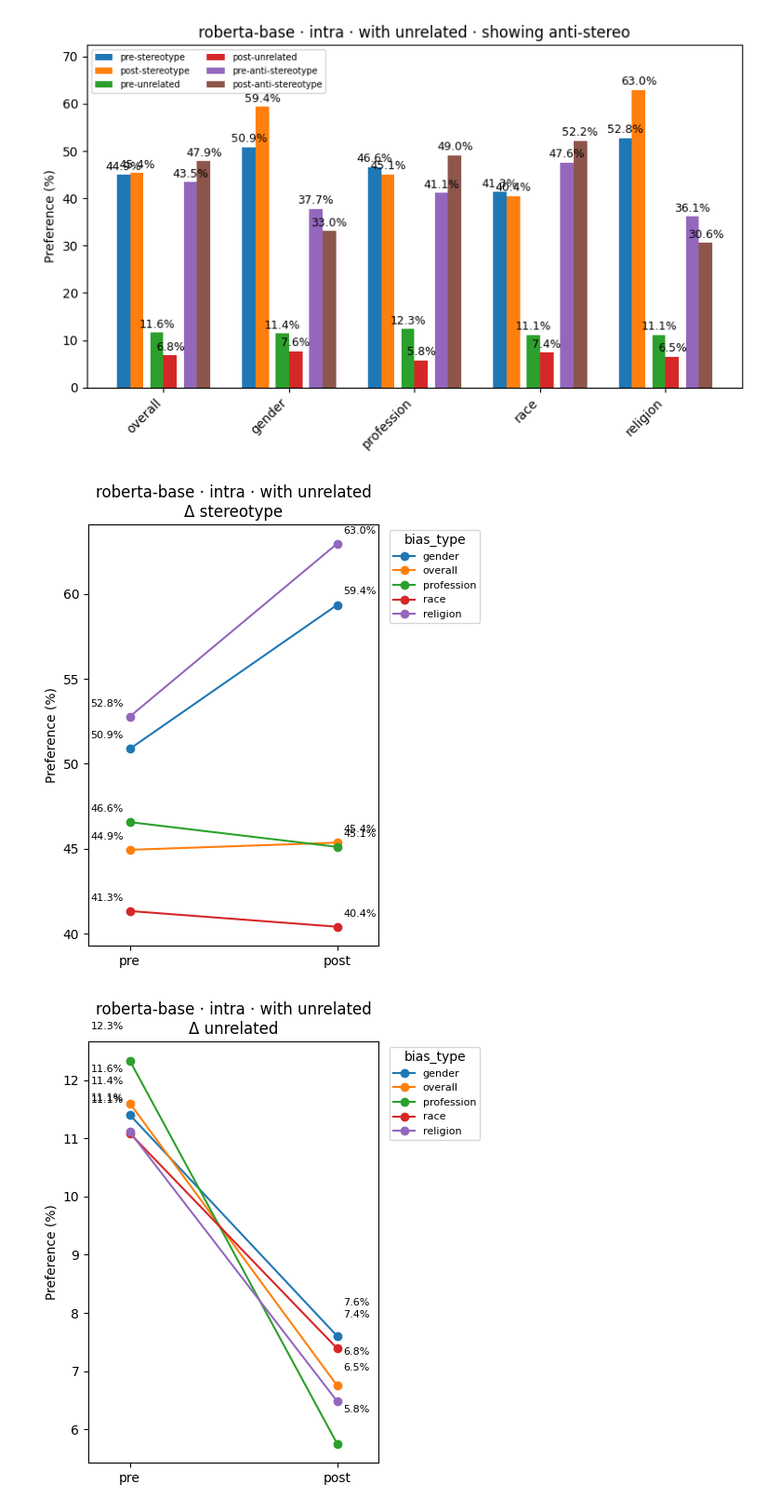
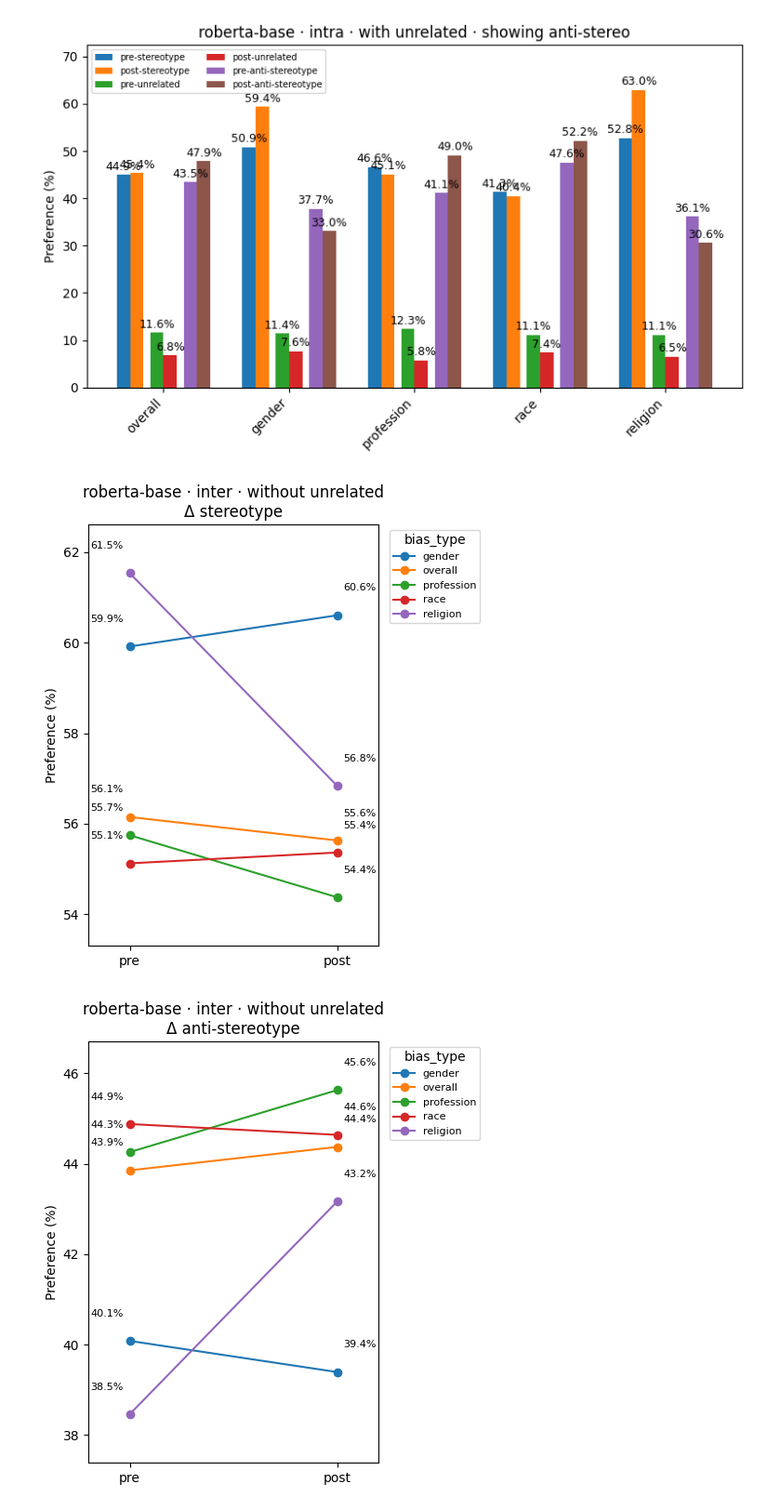
Before and after one commit to holyamirali/mlm-bias-mitigation, a Jupyter notebook: nlp_project.ipynb, the cells around one changed output. Shown at 93% size. Cells and saved outputs as stored; diff of their text form; code cells hidden in the pictures.

Commit message:
Added and finalized bar chart, slope chart, and heatmaps

```diff
--- a/nlp_project.ipynb
+++ b/nlp_project.ipynb
@@ -570,11 +515,0 @@ def plot_bias_by_type(results: dict, title: str, model_name):
-# %%
-df = pd.read_csv(RESULTS_CSV)
-
-# Example: compare overall stereo_pct before/after
-pivot = df[(df.bias_type=="overall") & (df.split_kind=="intra")]\
-            .pivot(index="model", columns="technique", values="stereo_pct")
-print(pivot)
-
-# Or plot trend
-sns.barplot(df[df.bias_type=="overall"],
-            x="model", y="stereo_pct", hue="technique")
@@ -1513,7 +1167,7 @@ def plot_slopes(
         pre_mask  = df.technique.str.contains("baseline_on_test")
         post_mask = df.technique.str.startswith("ft_") & df.technique.str.contains("_on_test")
     else:
-        pre_mask  = df.technique == "baseline"
+        pre_mask  = df.technique.str.startswith("baseline")
         post_mask = df.technique.str.startswith("ft_")
 
     pre_df  = df[pre_mask].sort_values("bias_type").reset_index(drop=True)
@@ -1556,9 +1210,9 @@ def plot_slopes(
             ax.text(1   + 0.03, q + 0.5, f"{q:.1f}%", ha="left",  va="bottom", fontsize=8)
 
         y_min, y_max = min(all_vals), max(all_vals)
-        # pad by 5% of the range
+        # pad by 15% of the range
         y_range = y_max - y_min
-        pad = y_range * 0.05
+        pad = y_range * 0.15
 
         # cosmetics
         ax.set_xticks(x)
@@ -1584,13 +1238,13 @@ def plot_slopes(
 # %%
 plot_slopes(
     RESULTS_CSV,
     model_name="roberta-base",
-    split_kind="intra",
-    include_unrelated=True,
+    split_kind="inter",
+    include_unrelated=False,
     include_stereo=True,
     include_anti=True,
     overall_only=False
 )
 # %% [output]
-[figure, old version]
+[figure, new version]
-[figure, old version]
+[figure, new version]
```
Also changed, not shown: parts of 17 cells of this notebook.
